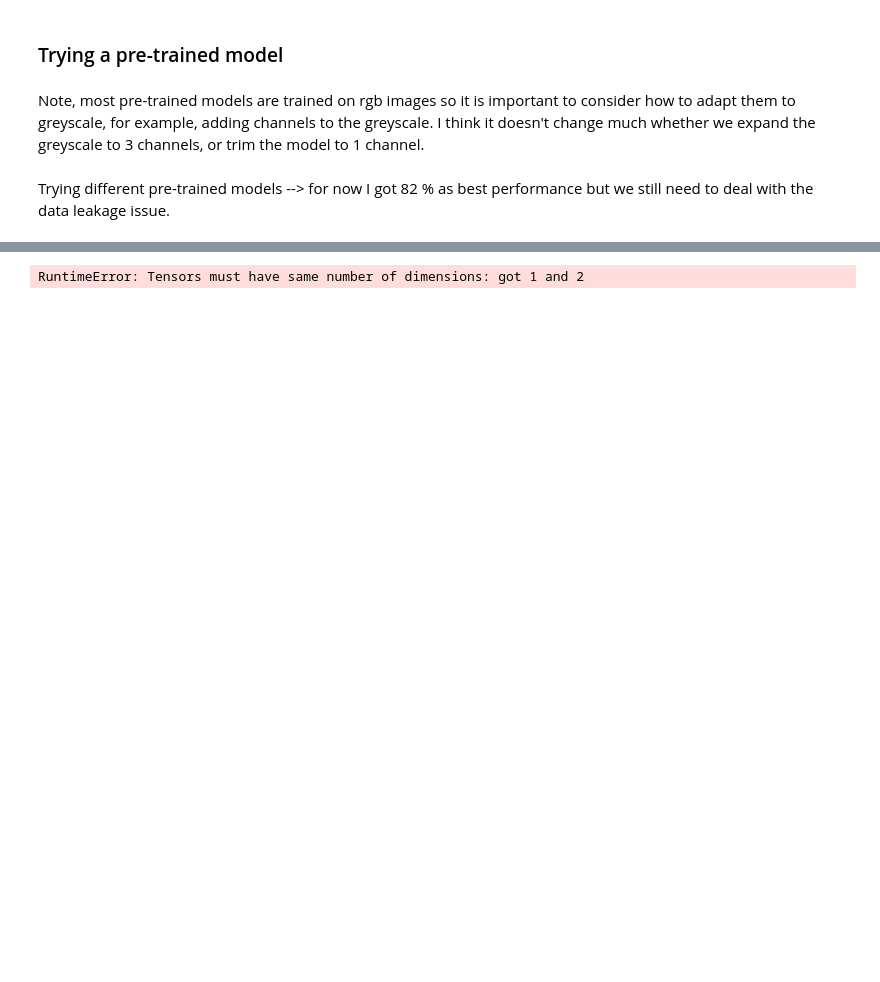
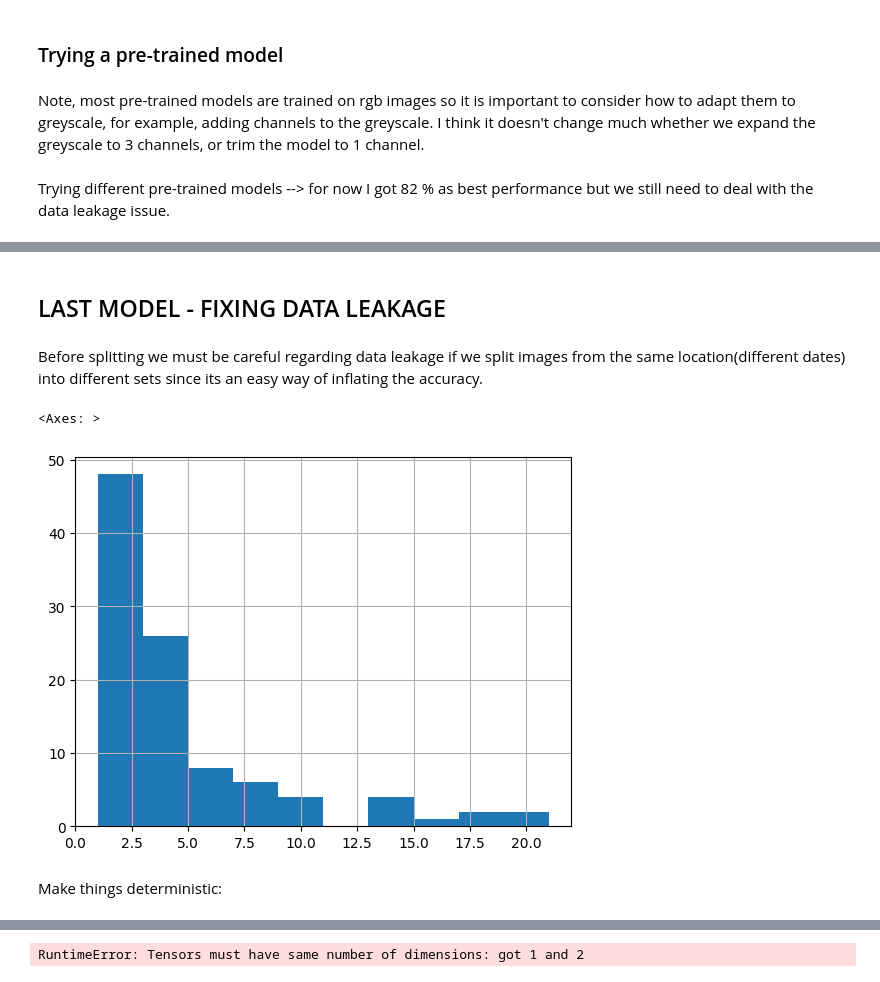
Before and after one commit to KonstantinaTsili/QB_methane_classification, a Jupyter notebook: QB_preprocessing_EDA.ipynb, the cells around one changed output, grey strips where cells are left out. Saved outputs shown, nothing was run; the diff lists cells and outputs as text; code cells hidden in the pictures; blank space fills up the shorter version.

```diff
--- a/QB_preprocessing_EDA.ipynb
+++ b/QB_preprocessing_EDA.ipynb
@@ -196,7 +200,7 @@ show_hist(example_image_plume2, bins=20, alpha=0.3, title="Distribution of pixel
 ### 5. Metadata
 # %%
 #metadata = pd.read_csv('/content/drive/MyDrive/QB/data/metadata.csv')
-metadata = pd.read_csv('data\data\metadata.csv')
+metadata = pd.read_csv('data/data/metadata.csv')
 # %%
 metadata.head(5)
 # %% [output]
@@ -1722,0 +1727,11 @@ Test Loss: 0.7084, Test Accuracy: 82.56%
+# %% [markdown]
+## LAST MODEL - FIXING DATA LEAKAGE
+# %% [markdown]
+Before splitting we must be careful regarding data leakage if we split images from the same location(different dates) into different sets since its an easy way of inflating the accuracy.
+# %%
+metadata.id_coord.value_counts().hist() # some locations have  alot of images for different days.
+# %% [output]
+<Axes: >
+[figure, added]
+# %% [markdown]
+Make things deterministic:
```
Also changed, not shown: parts of 27 cells of this notebook.
